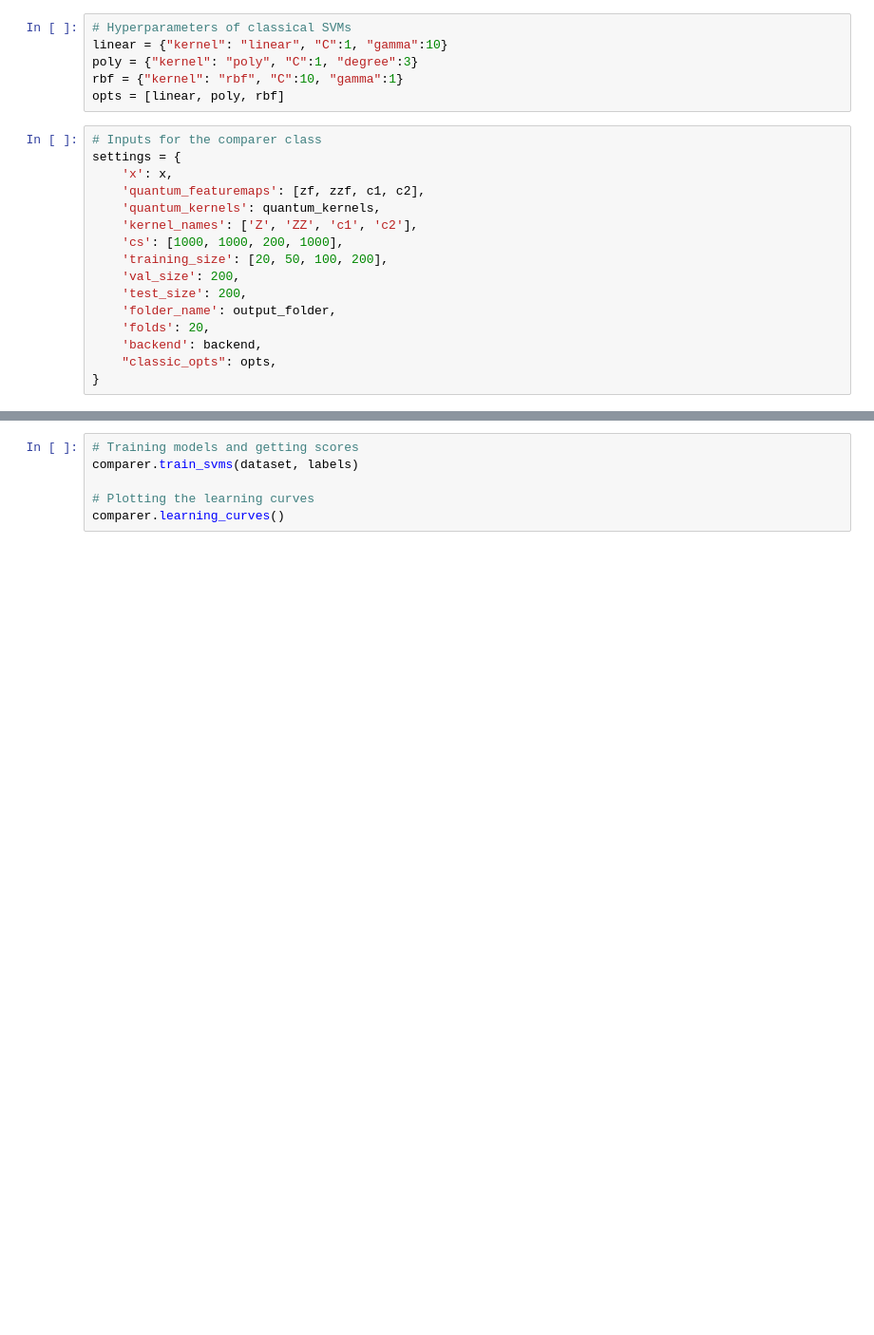
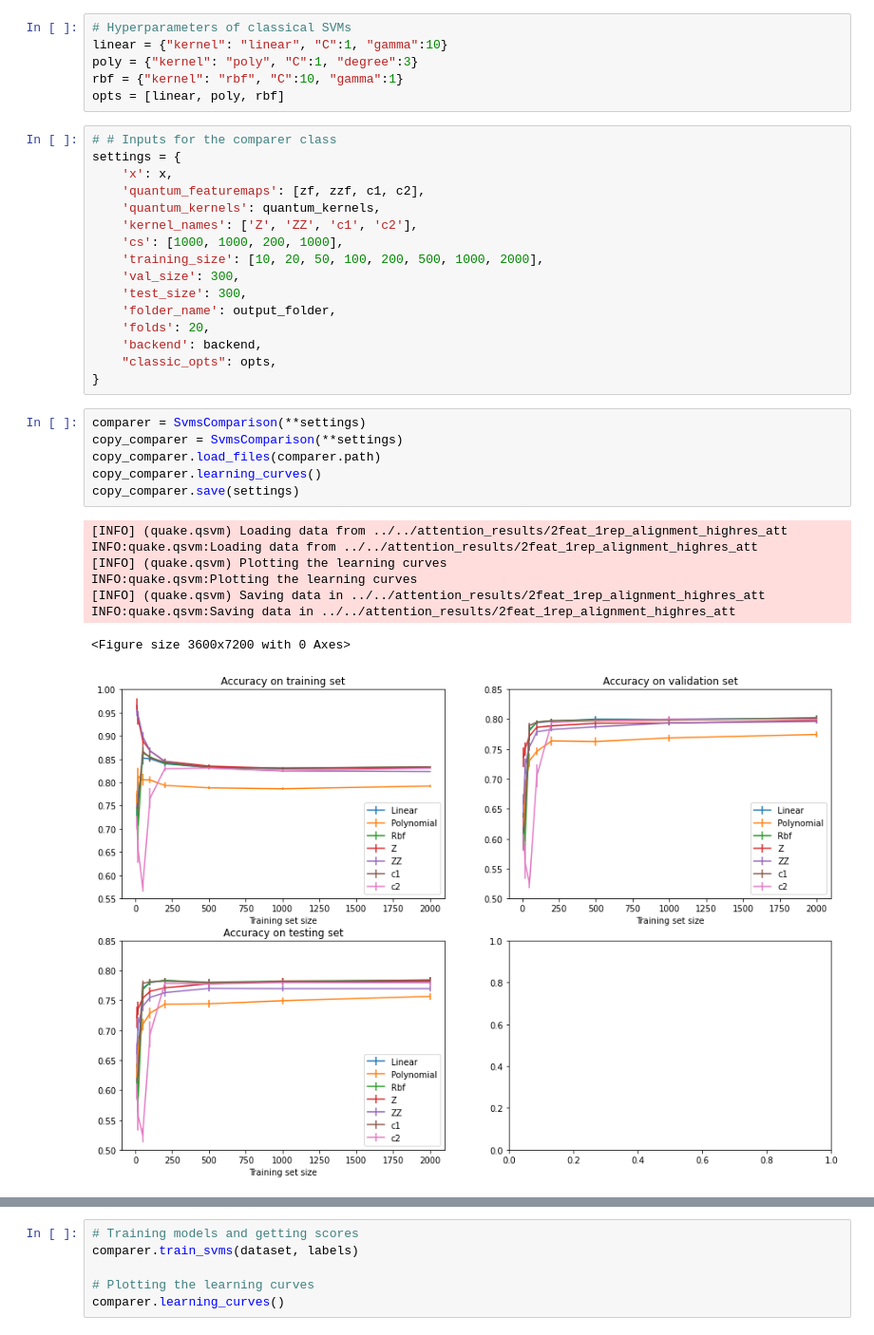
Before and after one commit to qismib/QuaKe, a Jupyter notebook: examples/svm_vs_qsvm.ipynb, the cells around one changed output, grey strips where cells are left out. Shown at 95% size. Cells and saved outputs as stored; diff of their text form; blank space fills up the shorter version.

```diff
--- a/examples/svm_vs_qsvm.ipynb
+++ b/examples/svm_vs_qsvm.ipynb
@@ -57,21 +60,36 @@ poly = {"kernel": "poly", "C":1, "degree":3}
 rbf = {"kernel": "rbf", "C":10, "gamma":1}
 opts = [linear, poly, rbf]
 # %%
-# Inputs for the comparer class
+# # Inputs for the comparer class
 settings = {
     'x': x,
     'quantum_featuremaps': [zf, zzf, c1, c2],
     'quantum_kernels': quantum_kernels,
     'kernel_names': ['Z', 'ZZ', 'c1', 'c2'],
     'cs': [1000, 1000, 200, 1000],
-    'training_size': [20, 50, 100, 200],
-    'val_size': 200,
-    'test_size': 200,
+    'training_size': [10, 20, 50, 100, 200, 500, 1000, 2000],
+    'val_size': 300,
+    'test_size': 300,
     'folder_name': output_folder,
     'folds': 20,
     'backend': backend,
     "classic_opts": opts,
 }
+# %%
+comparer = SvmsComparison(**settings)
+copy_comparer = SvmsComparison(**settings)
+copy_comparer.load_files(comparer.path)
+copy_comparer.learning_curves()
+copy_comparer.save(settings)
+# %% [output]
+[INFO] (quake.qsvm) Loading data from ../../attention_results/2feat_1rep_alignment_highres_att
+INFO:quake.qsvm:Loading data from ../../attention_results/2feat_1rep_alignment_highres_att
+[INFO] (quake.qsvm) Plotting the learning curves
+INFO:quake.qsvm:Plotting the learning curves
+[INFO] (quake.qsvm) Saving data in ../../attention_results/2feat_1rep_alignment_highres_att
+INFO:quake.qsvm:Saving data in ../../attention_results/2feat_1rep_alignment_highres_att
+<Figure size 3600x7200 with 0 Axes>
+[figure, added]
 # %%
 # Initialization
 comparer = SvmsComparison(**settings)
```
Also changed, not shown: parts of 4 cells of this notebook, 18 other files.
